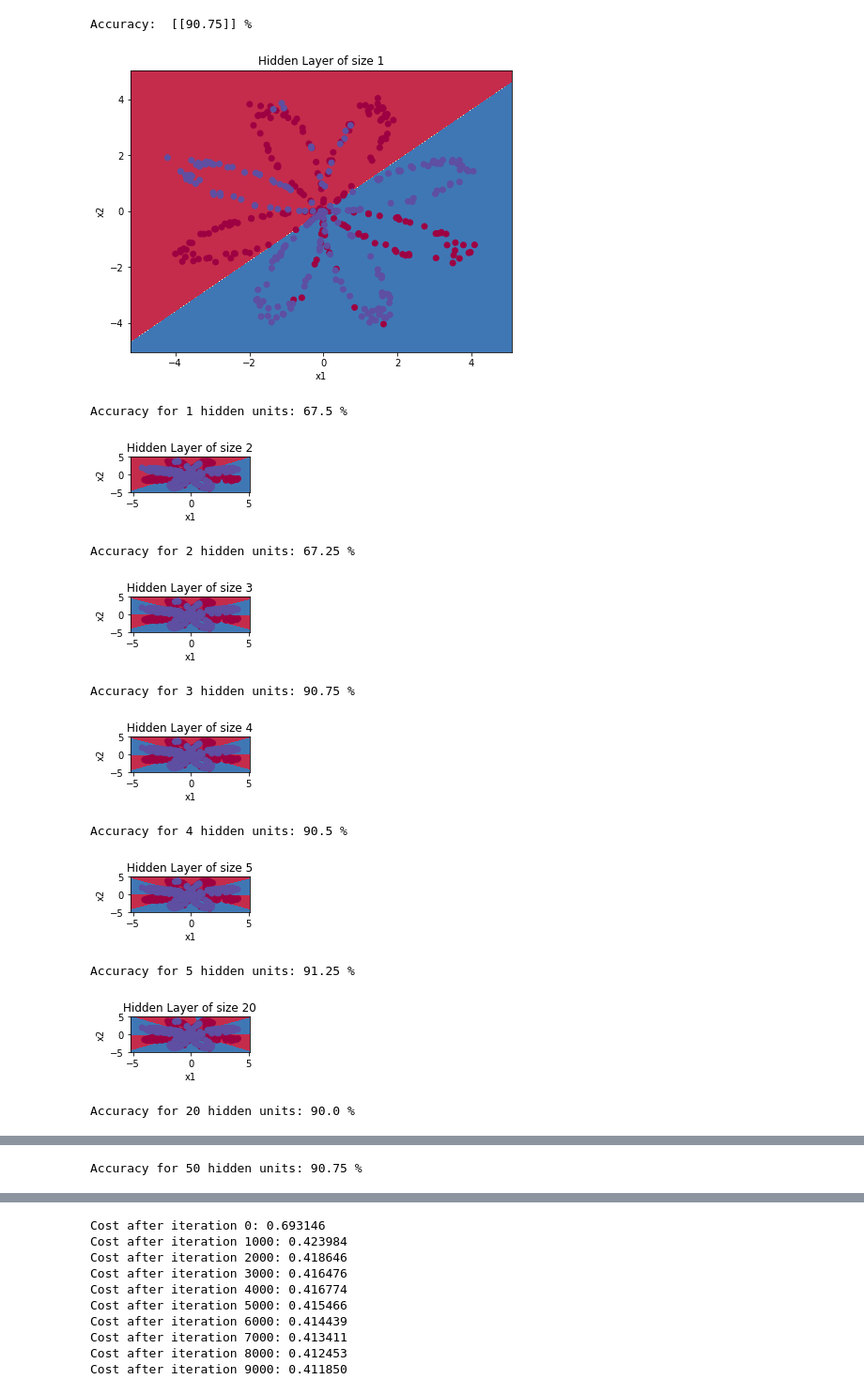
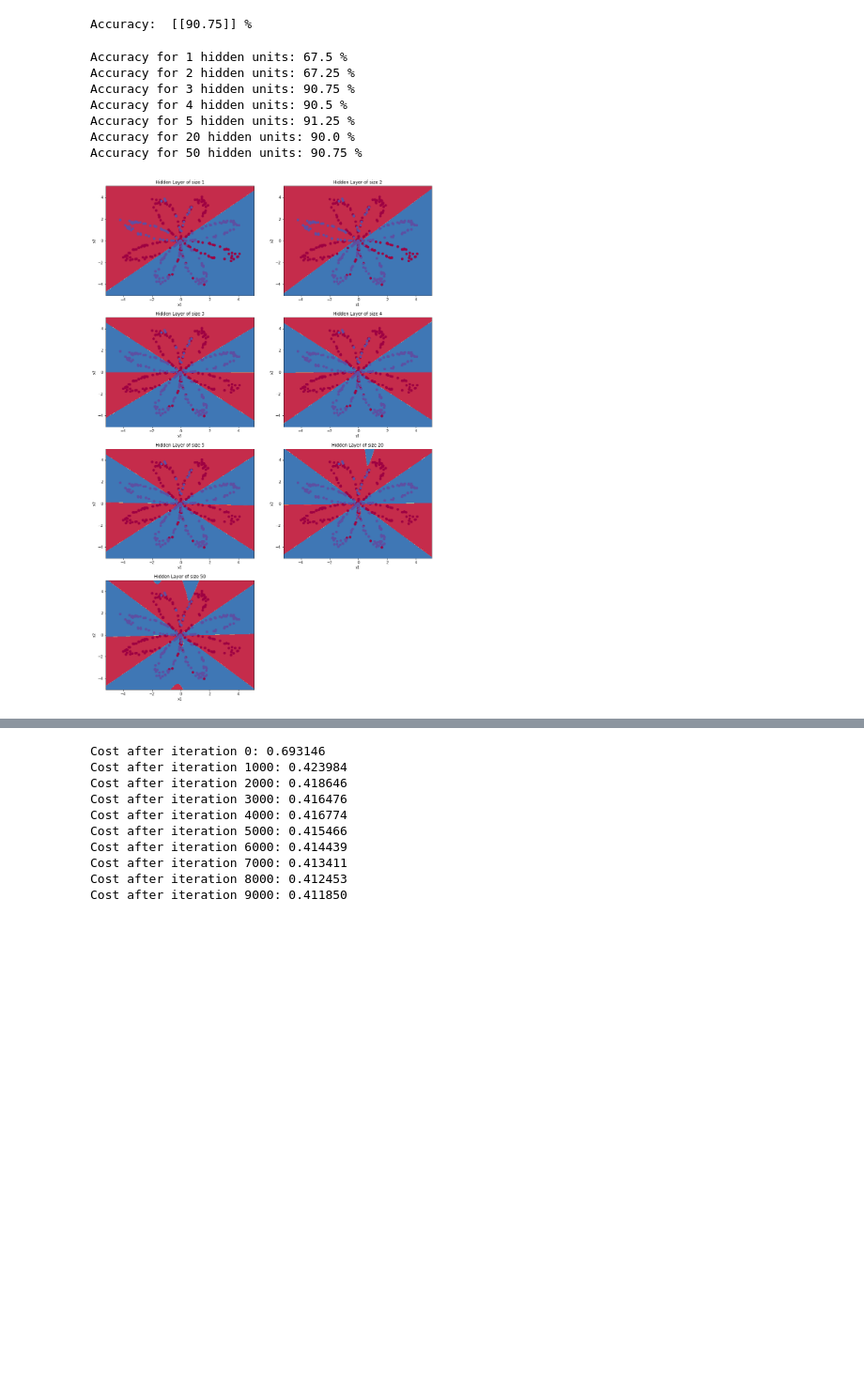
Before and after one commit to madhurdevkota/machine-learning, a Jupyter notebook: Developing Neural Network without API from scratch.ipynb, the cells around one changed output, grey strips where cells are left out. Shown at 94% size. Drawn from its saved outputs; the diff is of its cells as text; code cells hidden in the pictures; blank space fills up the shorter version.

```diff
--- a/Developing Neural Network without API from scratch.ipynb
+++ b/Developing Neural Network without API from scratch.ipynb
@@ -547,10 +563,10 @@ def forward_propagation(X, parameters):
     # Forward propagation calculation
 
 
-    Z1 = np.dot(W1,X ) + b1
+    Z1 = ( W1 @ X ) + b1
     A1 = np.tanh(Z1)
 
-    Z2 = np.dot(W2,A1) + b2
+    Z2 = (W2 @ A1) + b2
     A2 = sigmoid(Z2)
 
 
@@ -582,8 +596,7 @@ def compute_cost(A2,Y):
     m = Y.shape[1]
 
     # calculate cost-entropy cost
-    cost = -1/m *   np.sum(  np.multiply( Y,np.log(A2) )     +
-                             np.multiply( 1-Y,np.log(1-A2) )
+    cost = -1/m *   np.sum(  ( Y * np.log(A2) )   +  ( (1-Y) * np.log(1-A2) )
                           )
 
     cost = float( np.squeeze(cost) ) # makes sure the cost's dimension is turned --> [[17]] into 17
@@ -644,14 +645,13 @@ def backward_propagation(parameters,cache, X,Y):
 
     # Backward propagation: calculate dL/dW1, dL/db1, dL/dW2, dL/db2
     dL_dZ2 = A2 - Y
-    dL_dW2 = 1/m * np.dot( dL_dZ2, A1.T )
+    dL_dW2 = 1/m * ( dL_dZ2 @ A1.T )
     dL_db2 = 1/m * np.sum(dL_dZ2, axis= 1, keepdims= True)
 
     dg1_dZ1 = 1 - np.power(A1,2);  # <-- calculated this uisng calculus
     g1_ = dg1_dZ1
-    dL_dZ1 = np.multiply(  np.dot( W2.T, dL_dZ2 ) ,
-                           dg1_dZ1  )
-    dL_dW1 = 1/m * np.dot(dL_dZ1, X.T)
+    dL_dZ1 = ( W2.T @ dL_dZ2 ) * dg1_dZ1
+    dL_dW1 = 1/m * (dL_dZ1 @ X.T)
     dL_db1 = 1/m * np.sum(dL_dZ1, axis= 1, keepdims= True)
 
 
@@ -773,17 +773,16 @@ def predict(parameters, X):
 # running the model on planar dataset
 
 # Build a model with a n_h-dimensional hidden layer
-import planar_utils
-X,Y = planar_utils.load_planar_dataset()
+X,Y = load_planar_dataset()
 parameters = nn_model(X, Y, n_h= 4, num_iterations=10000, print_cost= True)
 # Plot the decision boundary
-planar_utils.plot_decision_boundary(lambda x: predict(parameters, x.T), X, Y)
+plot_decision_boundary(lambda x: predict(parameters, x.T), X, Y)
 plt.title("Decision Boundary for hidden layer size " + str(4))
 plt.show()
 
 # accuracy
 predictions = predict(parameters, X)
-accuracy_value = ( np.dot(Y,predictions.T) + np.dot(1-Y,1-predictions.T) ) / Y.size*100
+accuracy_value = ( (Y @ predictions.T) + ( (1-Y) @ (1-predictions.T) ) ) / Y.size*100
 print ('Accuracy: ',  accuracy_value , '%')
 # %% [output]
 Cost after iteration 0: 0.693048
@@ -801,25 +800,24 @@ Accuracy:  [[90.75]] %
 # %%
 # running the model using differnt no. of hidden layers
 plt.figure(figsize=(16, 32))
 hidden_layer_sizes = [1, 2, 3, 4, 5, 20, 50]
+
 for i, n_h in enumerate(hidden_layer_sizes):
     plt.subplot(5, 2, i+1)
     plt.title('Hidden Layer of size %d' % n_h)
     parameters = nn_model(X, Y, n_h, num_iterations = 5000)
     plot_decision_boundary(lambda x: predict(parameters, x.T), X, Y)
     predictions = predict(parameters, X)
-    accuracy = float((np.dot(Y,predictions.T) + np.dot(1-Y,1-predictions.T))/float(Y.size)*100)
+    accuracy = float(
+                    ( (Y @ predictions.T) + ( (1-Y) @ (1-predictions.T) ) ) / float(Y.size)*100
+                    )
     print ("Accuracy for {} hidden units: {} %".format(n_h, accuracy))
 # %% [output]
+Accuracy for 1 hidden units: 67.5 %
+Accuracy for 2 hidden units: 67.25 %
+Accuracy for 3 hidden units: 90.75 %
+Accuracy for 4 hidden units: 90.5 %
+Accuracy for 5 hidden units: 91.25 %
+Accuracy for 20 hidden units: 90.0 %
+Accuracy for 50 hidden units: 90.75 %
-[figure, old version]
+[figure, new version]
-Accuracy for 1 hidden units: 67.5 %
-[figure, removed]
-Accuracy for 2 hidden units: 67.25 %
-[figure, removed]
-Accuracy for 3 hidden units: 90.75 %
-[figure, removed]
-Accuracy for 4 hidden units: 90.5 %
-[figure, removed]
-Accuracy for 5 hidden units: 91.25 %
-[figure, removed]
-Accuracy for 20 hidden units: 90.0 %
@@ -827,4 +824,3 @@ Accuracy for 20 hidden units: 90.0 %
-Accuracy for 50 hidden units: 90.75 %
 # %%
 ## Running the model for different dataset
 
```
Also changed, not shown: parts of 18 cells of this notebook.
